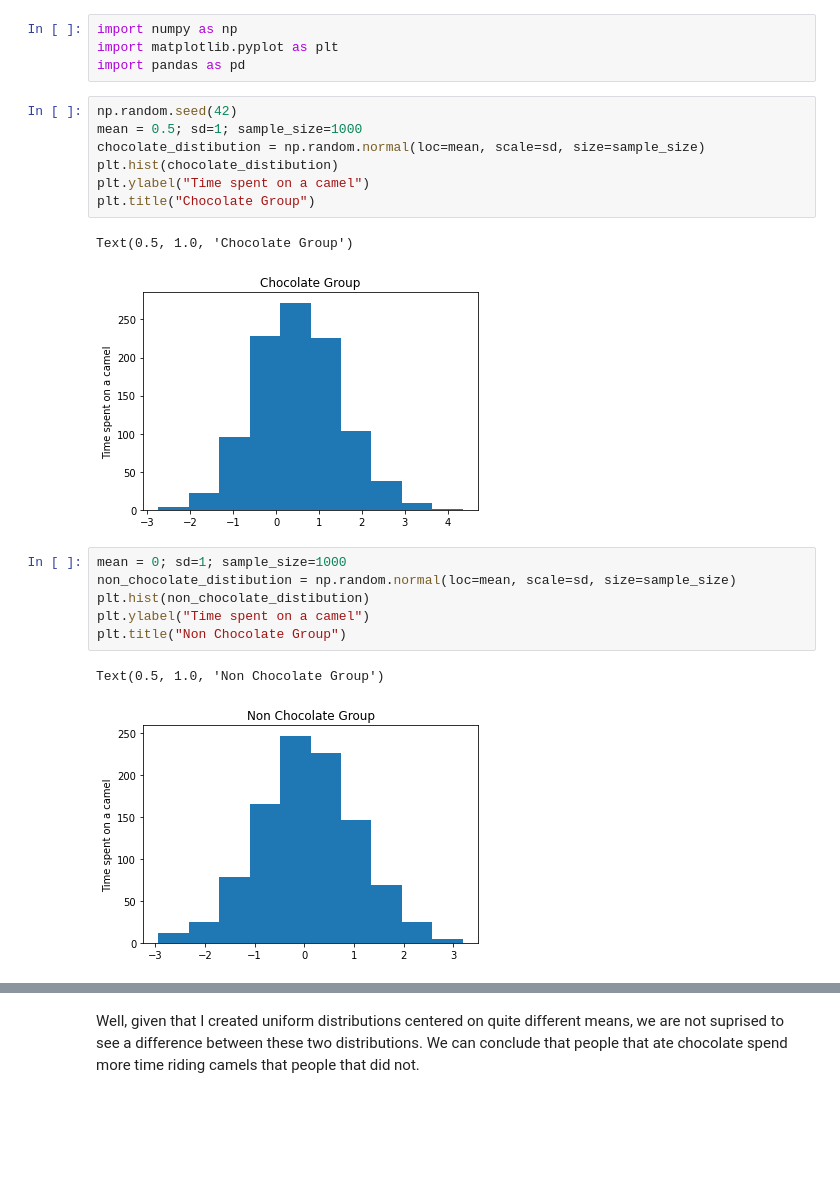
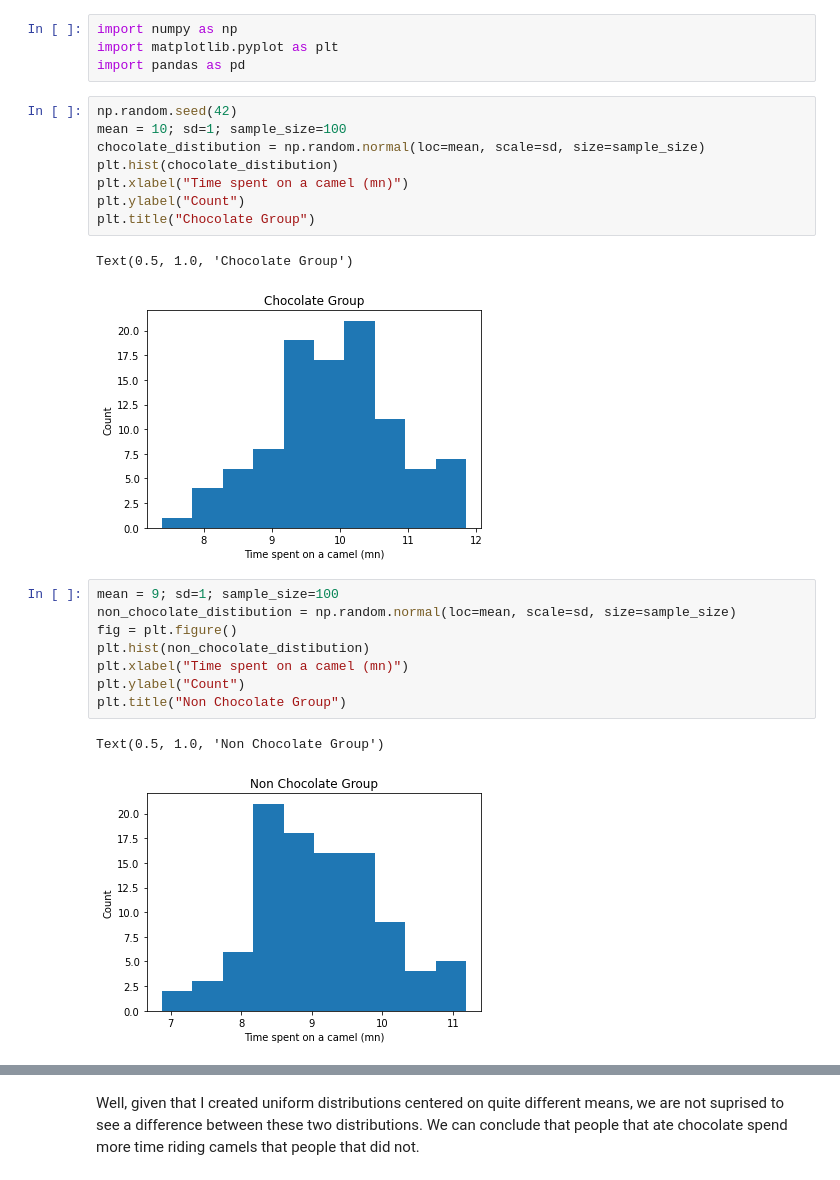
Before and after one commit to juls-dotcom/juls-dotcom.github.io, a Jupyter notebook: content/2020_01_Permutation.ipynb, the cells around one changed output, grey strips where cells are left out. Drawn from its saved outputs; the diff is of its cells as text; blank space fills up the shorter version.

```diff
--- a/content/2020_01_Permutation.ipynb
+++ b/content/2020_01_Permutation.ipynb
@@ -19,20 +19,23 @@ import matplotlib.pyplot as plt
 import pandas as pd
 # %%
 np.random.seed(42)
-mean = 0.5; sd=1; sample_size=1000
+mean = 10; sd=1; sample_size=100
 chocolate_distibution = np.random.normal(loc=mean, scale=sd, size=sample_size)
 plt.hist(chocolate_distibution)
-plt.ylabel("Time spent on a camel")
+plt.xlabel("Time spent on a camel (mn)")
+plt.ylabel("Count")
 plt.title("Chocolate Group")
 # %% [output]
 Text(0.5, 1.0, 'Chocolate Group')
-[figure, old version]
+[figure, new version]
 # %%
-mean = 0; sd=1; sample_size=1000
+mean = 9; sd=1; sample_size=100
 non_chocolate_distibution = np.random.normal(loc=mean, scale=sd, size=sample_size)
+fig = plt.figure()
 plt.hist(non_chocolate_distibution)
-plt.ylabel("Time spent on a camel")
+plt.xlabel("Time spent on a camel (mn)")
+plt.ylabel("Count")
 plt.title("Non Chocolate Group")
 # %% [output]
 Text(0.5, 1.0, 'Non Chocolate Group')
-[figure, old version]
+[figure, new version]
```
Also changed, not shown: parts of 15 cells of this notebook, 52 other files.
